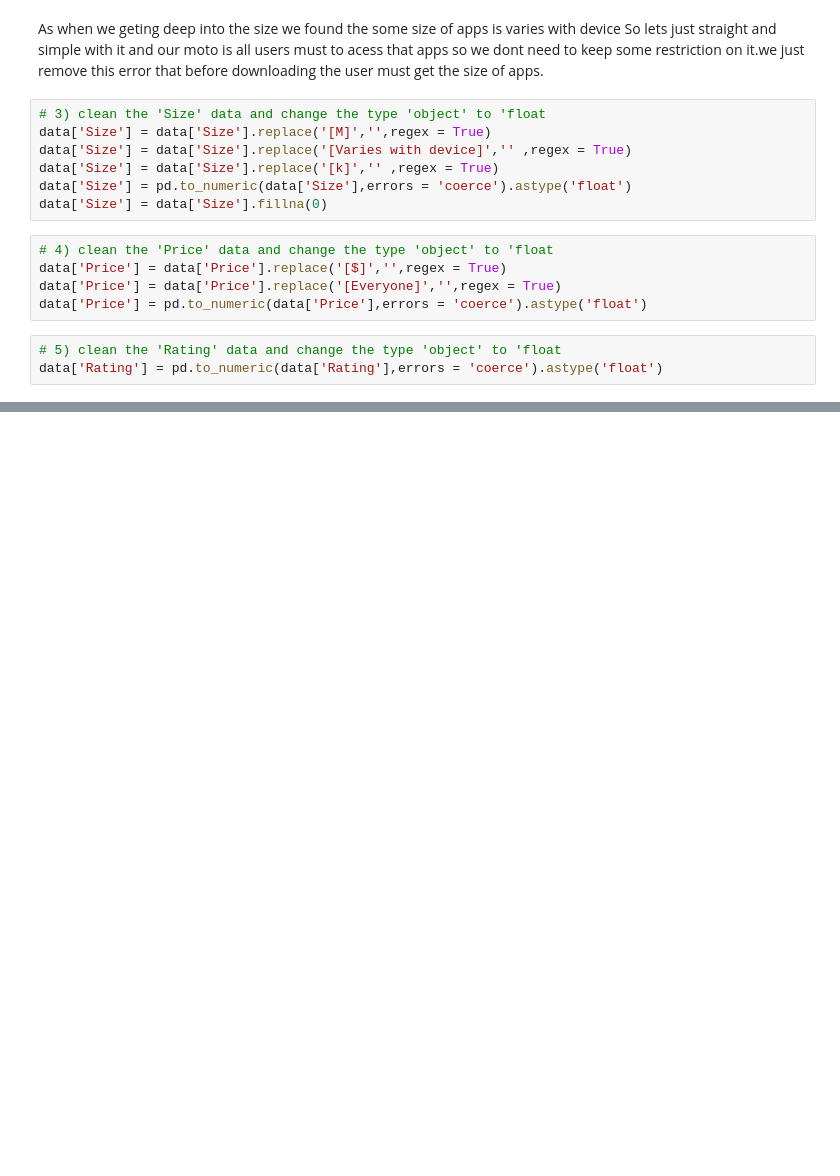
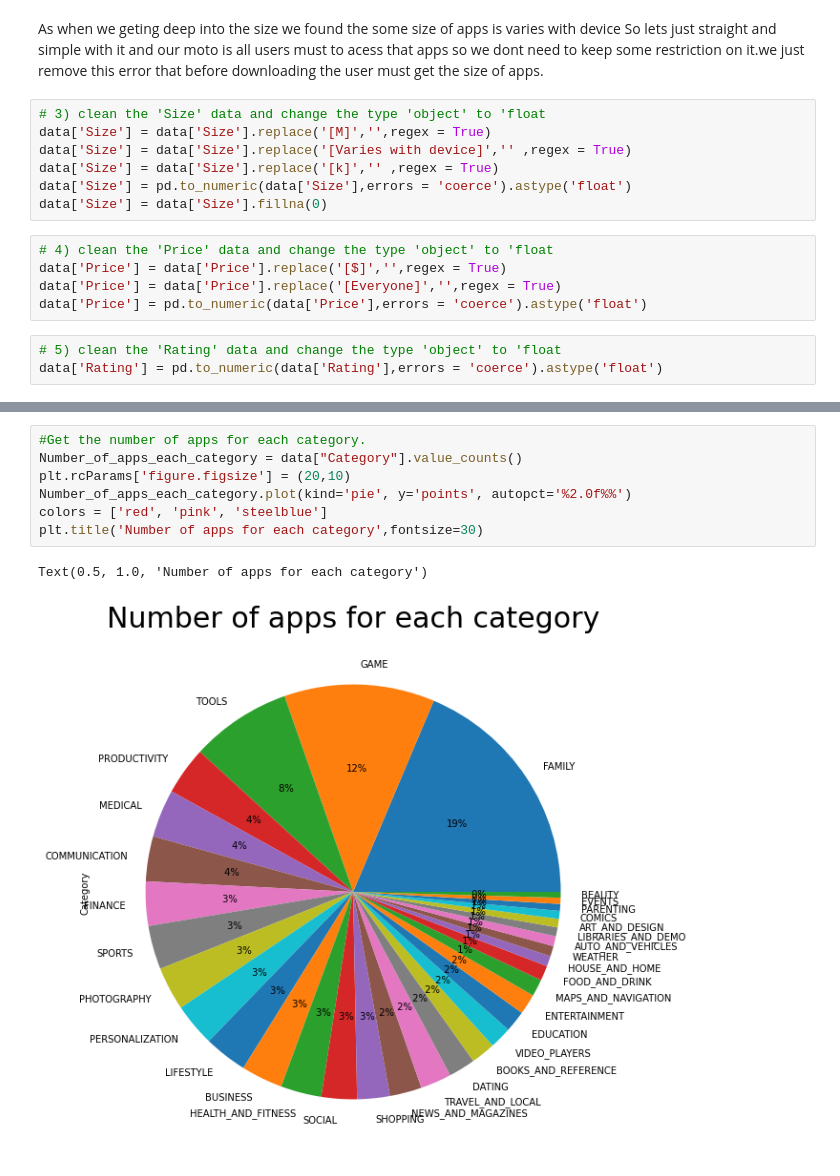
Before and after one commit to Rushabhtikale92/Play-store-app-review-analysis, a Jupyter notebook: Play_Store_App_Review_Analysis_Capstone_Project_by_Rushabh_Tikale.ipynb, the cells around one changed output, grey strips where cells are left out. Saved outputs shown, nothing was run; the diff lists cells and outputs as text; blank space fills up the shorter version.

```diff
--- a/Play_Store_App_Review_Analysis_Capstone_Project_by_Rushabh_Tikale.ipynb
+++ b/Play_Store_App_Review_Analysis_Capstone_Project_by_Rushabh_Tikale.ipynb
@@ -186,0 +248,10 @@ data['Rating'] = pd.to_numeric(data['Rating'],errors = 'coerce').astype('float')
+# %%
+#Get the number of apps for each category.
+Number_of_apps_each_category = data["Category"].value_counts()
+plt.rcParams['figure.figsize'] = (20,10)
+Number_of_apps_each_category.plot(kind='pie', y='points', autopct='%2.0f%%')
+colors = ['red', 'pink', 'steelblue']
+plt.title('Number of apps for each category',fontsize=30)
+# %% [output]
+Text(0.5, 1.0, 'Number of apps for each category')
+[figure, added]
```
Also changed, not shown: parts of 11 cells of this notebook.
